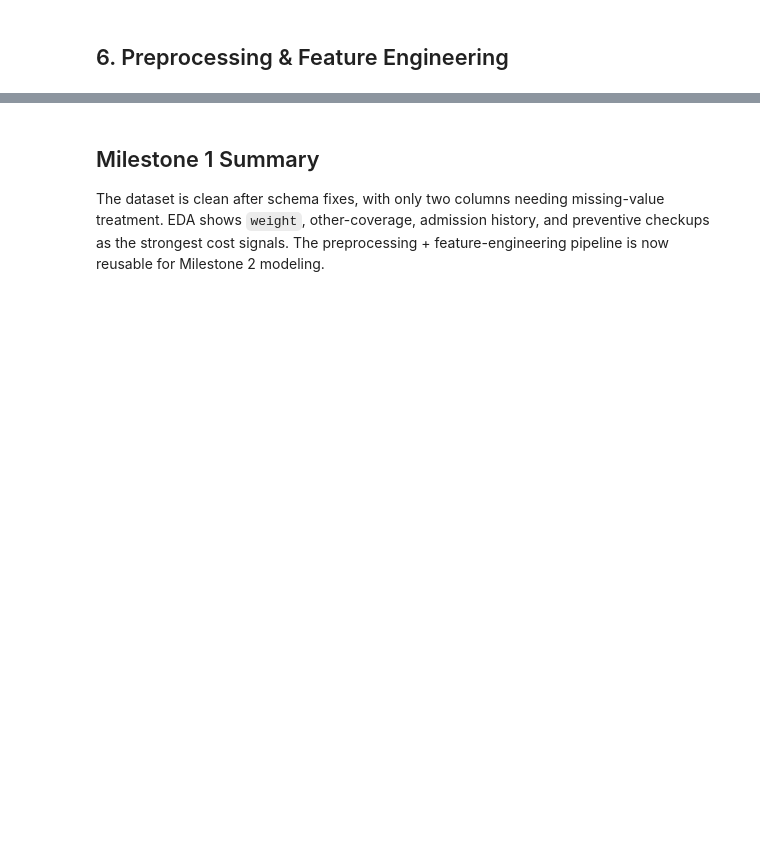
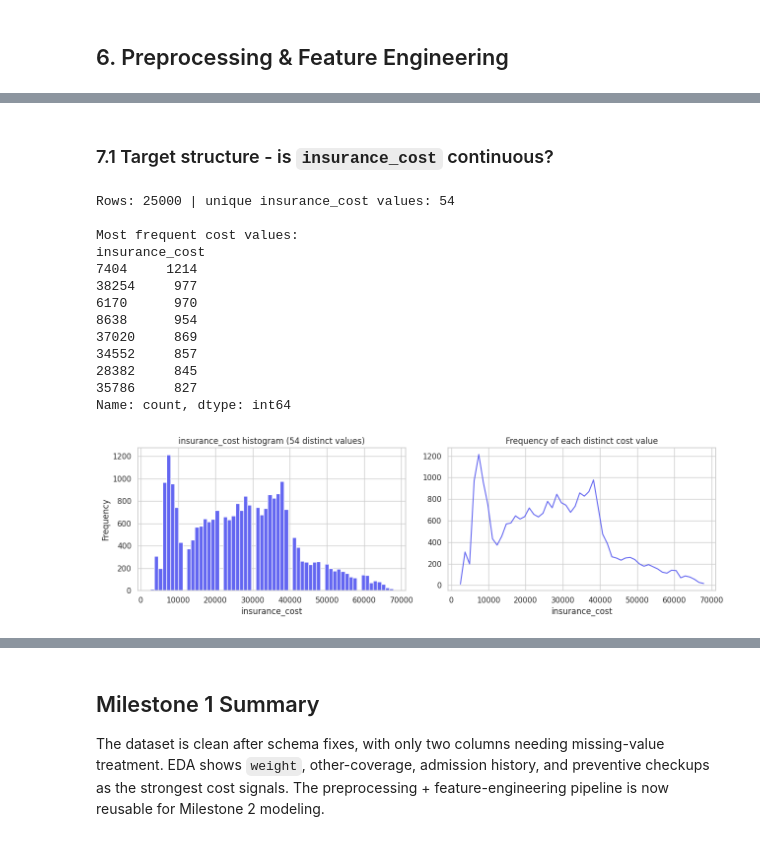
Before and after one commit to gunjan075/gl-capstone, a Jupyter notebook: experiments/01_milestone1_eda_preprocessing.ipynb, the cells around one changed output, grey strips where cells are left out. Drawn from its saved outputs; the diff is of its cells as text; code cells hidden in the pictures; blank space fills up the shorter version.

```diff
--- a/experiments/01_milestone1_eda_preprocessing.ipynb
+++ b/experiments/01_milestone1_eda_preprocessing.ipynb
@@ -234,0 +238,29 @@ Engineered matrix shape: (25000, 28)
+# %% [markdown]
+### 7.1 Target structure - is `insurance_cost` continuous?
+# %%
+print("Rows:", len(df), "| unique insurance_cost values:", df['insurance_cost'].nunique())
+print("\nMost frequent cost values:")
+print(df['insurance_cost'].value_counts().head(8))
+
+fig, ax = plt.subplots(1, 2, figsize=(13, 4))
+df['insurance_cost'].plot(kind='hist', bins=60, ax=ax[0], color="#6366f1")
+ax[0].set_title(f"insurance_cost histogram ({df['insurance_cost'].nunique()} distinct values)")
+ax[0].set_xlabel("insurance_cost")
+df['insurance_cost'].value_counts().sort_index().plot(ax=ax[1], color="#6366f1")
+ax[1].set_title("Frequency of each distinct cost value"); ax[1].set_xlabel("insurance_cost")
+plt.tight_layout(); plt.savefig(FIG / "target_quantization.png", dpi=120); plt.show()
+# %% [output]
+Rows: 25000 | unique insurance_cost values: 54
+
+Most frequent cost values:
+insurance_cost
+7404     1214
+38254     977
+6170      970
+8638      954
+37020     869
+34552     857
+28382     845
+35786     827
+Name: count, dtype: int64
+[figure, added]
```
Also changed, not shown: parts of 30 cells of this notebook, 22 other files.
